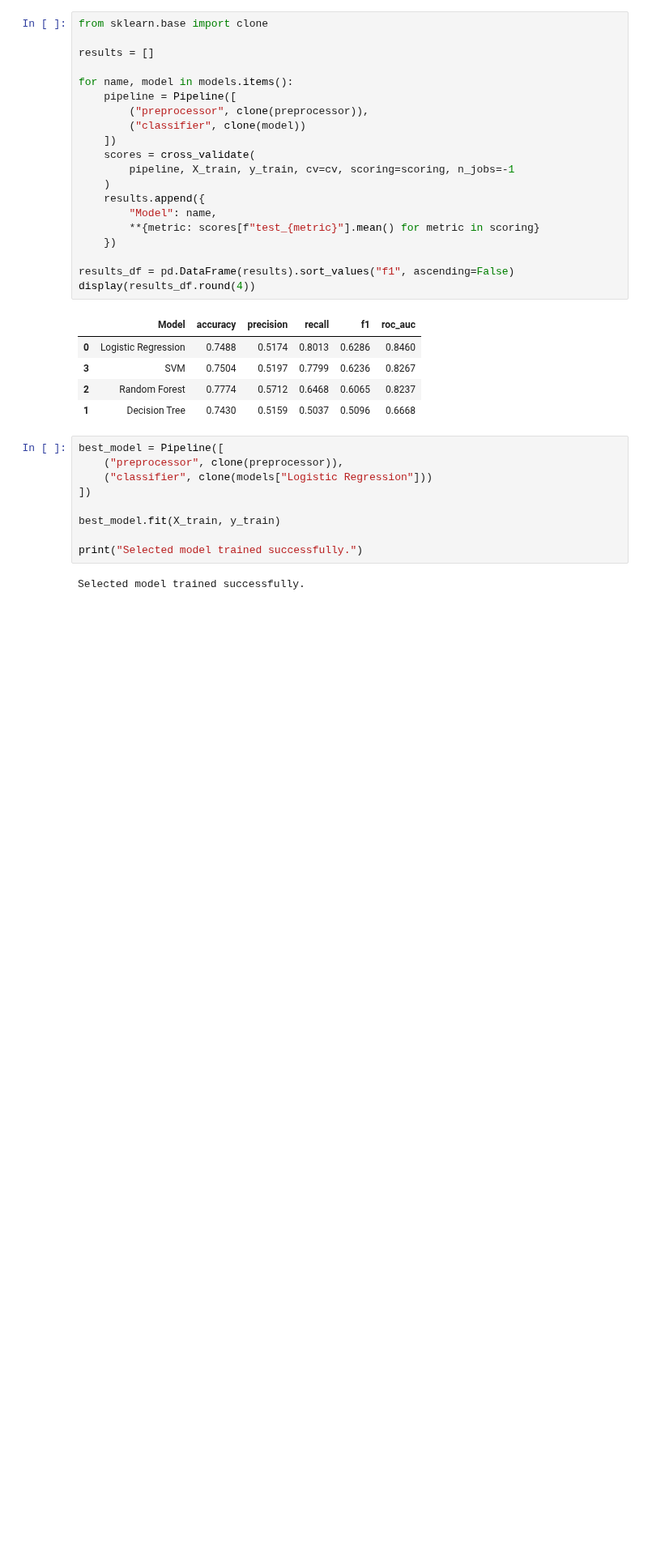
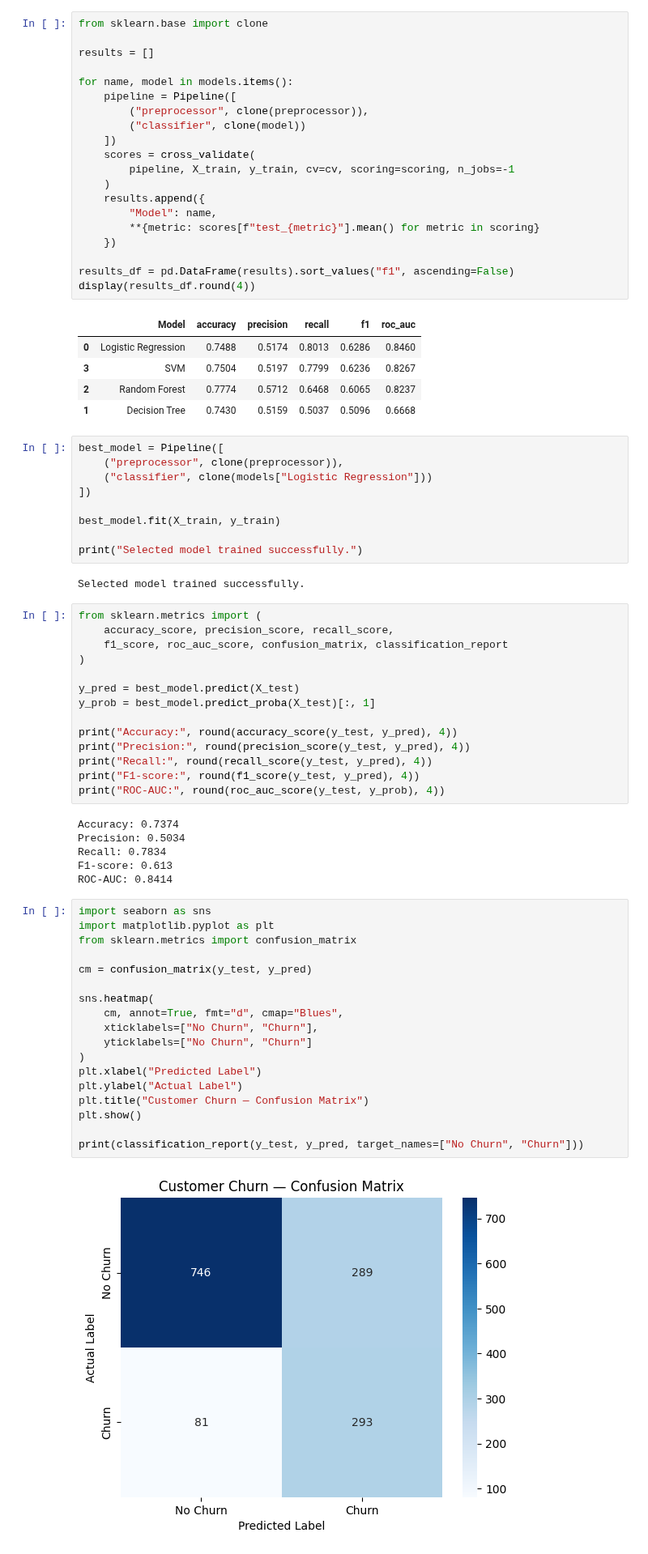
Before and after one commit to Pranay-Pandurang-Patil/customer-churn-prediction, a Jupyter notebook: notebooks/03_modeling.ipynb, the cells around one changed output. Shown at 81% size. Cells and saved outputs as stored; diff of their text form; blank space fills up the shorter version.

Commit message:
Evaluate and save churn prediction model

```diff
--- a/notebooks/03_modeling.ipynb
+++ b/notebooks/03_modeling.ipynb
@@ -122,3 +122,43 @@ best_model.fit(X_train, y_train)
 print("Selected model trained successfully.")
 # %% [output]
 Selected model trained successfully.
+# %%
+from sklearn.metrics import (
+    accuracy_score, precision_score, recall_score,
+    f1_score, roc_auc_score, confusion_matrix, classification_report
+)
+
+y_pred = best_model.predict(X_test)
+y_prob = best_model.predict_proba(X_test)[:, 1]
+
+print("Accuracy:", round(accuracy_score(y_test, y_pred), 4))
+print("Precision:", round(precision_score(y_test, y_pred), 4))
+print("Recall:", round(recall_score(y_test, y_pred), 4))
+print("F1-score:", round(f1_score(y_test, y_pred), 4))
+print("ROC-AUC:", round(roc_auc_score(y_test, y_prob), 4))
+# %% [output]
+Accuracy: 0.7374
+Precision: 0.5034
+Recall: 0.7834
+F1-score: 0.613
+ROC-AUC: 0.8414
+# %%
+import seaborn as sns
+import matplotlib.pyplot as plt
+from sklearn.metrics import confusion_matrix
+
+cm = confusion_matrix(y_test, y_pred)
+
+sns.heatmap(
+    cm, annot=True, fmt="d", cmap="Blues",
+    xticklabels=["No Churn", "Churn"],
+    yticklabels=["No Churn", "Churn"]
+)
+plt.xlabel("Predicted Label")
+plt.ylabel("Actual Label")
+plt.title("Customer Churn — Confusion Matrix")
+plt.show()
+
+print(classification_report(y_test, y_pred, target_names=["No Churn", "Churn"]))
+# %% [output]
+[figure, added]
```
Also changed, not shown: parts of 3 cells of this notebook.
